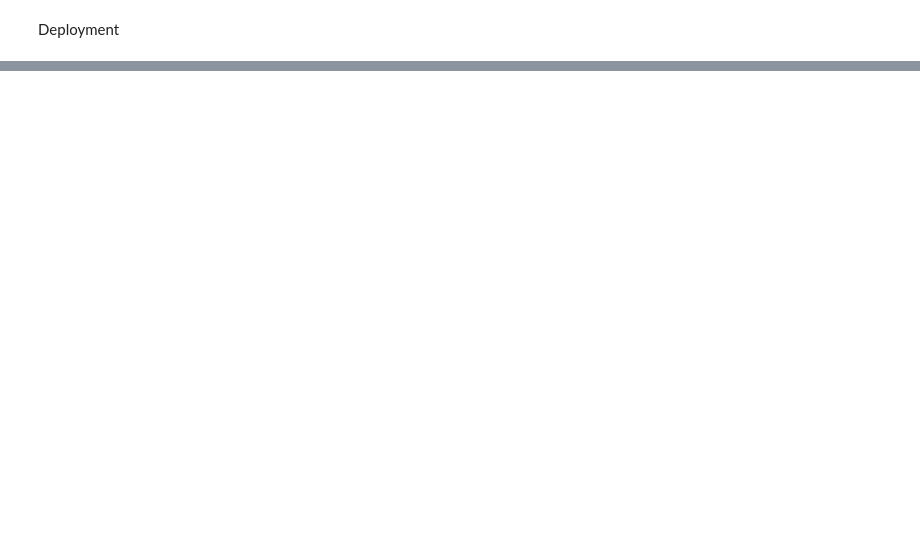
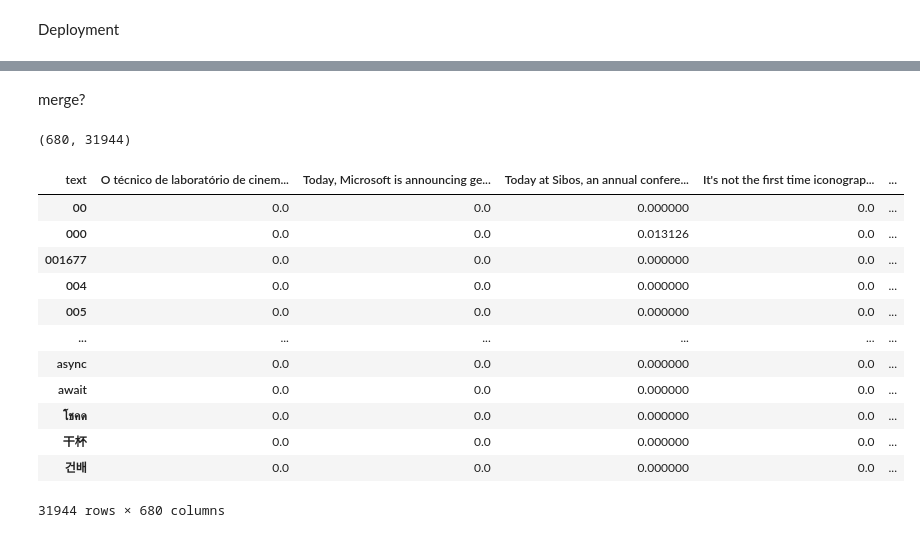
Before and after one commit to walkersc6/Recommendations-Homework, a Jupyter notebook: collaborative.ipynb, the cells around one changed output, grey strips where cells are left out. Cells and saved outputs as stored; diff of their text form; code cells hidden in the pictures; blank space fills up the shorter version.

```diff
--- a/collaborative.ipynb
+++ b/collaborative.ipynb
@@ -418,0 +478,32 @@ Recommendations model saved to collab_model.sav
+# %% [markdown]
+merge?
+# %%
+from sklearn.feature_extraction.text import TfidfVectorizer
+
+# Create a TfidfVectorizer and Remove stopwords
+tfidf = TfidfVectorizer(stop_words='english')
+
+# Fit and transform the data to a tfidf matrix
+tfidf_matrix = tfidf.fit_transform(articles_df['text'])
+
+# Print the shape of the tfidf_matrix
+print(tfidf_matrix.shape)
+
+# Preview the matrix by placing it into a DataFrame (which we won't need later)
+df_tfidf = pd.DataFrame(tfidf_matrix.T.todense(), index=tfidf.get_feature_names_out(), columns=articles_df['text'])
+df_tfidf
+# %% [output]
+(680, 31944)
+| text | O técnico de laboratório de cinem... | Today, Microsoft is announcing ge... | Today at Sibos, an annual confere... | It's not the first time iconograp... | ... |
+| 00 | 0.0 | 0.0 | 0.000000 | 0.0 | ... |
+| 000 | 0.0 | 0.0 | 0.013126 | 0.0 | ... |
+| 001677 | 0.0 | 0.0 | 0.000000 | 0.0 | ... |
+| 004 | 0.0 | 0.0 | 0.000000 | 0.0 | ... |
+| 005 | 0.0 | 0.0 | 0.000000 | 0.0 | ... |
+| ... | ... | ... | ... | ... | ... |
+| аsync | 0.0 | 0.0 | 0.000000 | 0.0 | ... |
+| аwait | 0.0 | 0.0 | 0.000000 | 0.0 | ... |
+| โชคด | 0.0 | 0.0 | 0.000000 | 0.0 | ... |
+| 干杯 | 0.0 | 0.0 | 0.000000 | 0.0 | ... |
+| 건배 | 0.0 | 0.0 | 0.000000 | 0.0 | ... |
+31944 rows × 680 columns
```
Also changed, not shown: parts of 16 cells of this notebook, 12 other files.
